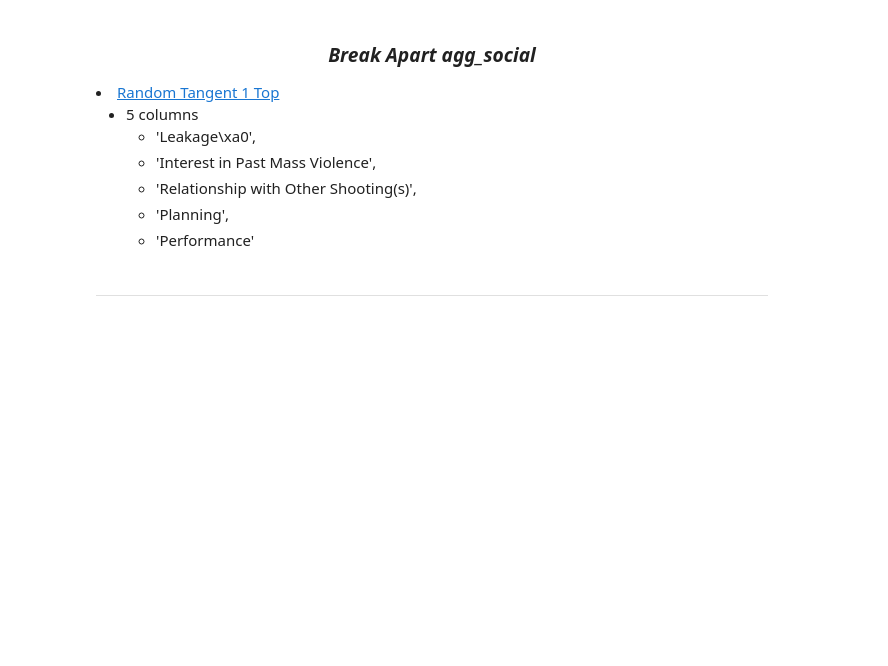
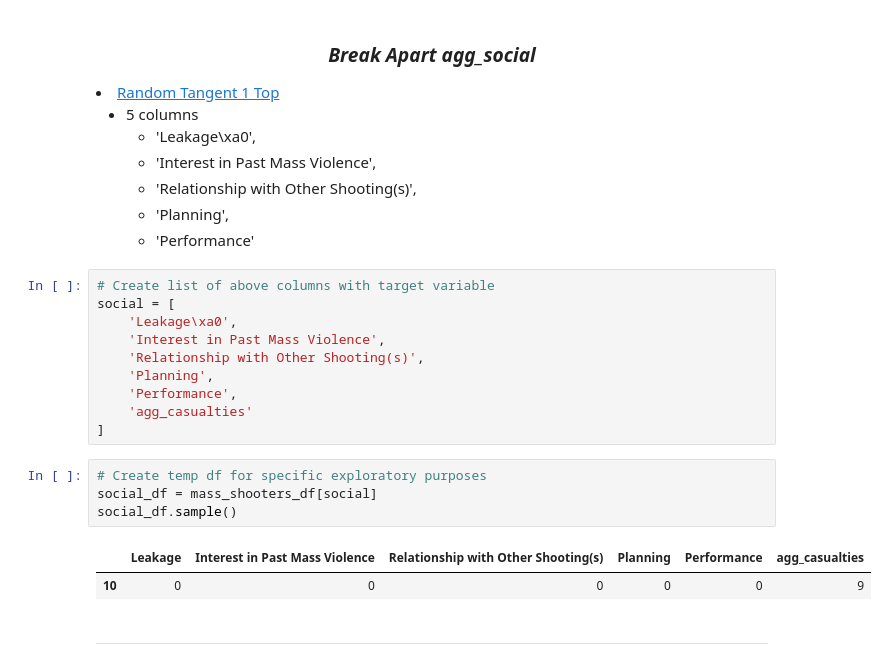
Before and after one commit to Jared-Wood135/mass-shooters-project, a Jupyter notebook: misc.ipynb, the cells around one changed output. Cells and saved outputs as stored; diff of their text form; blank space fills up the shorter version.

Commit message:
Broke apart everything into sub-sections for ease of exploration purposes

```diff
--- a/misc.ipynb
+++ b/misc.ipynb
@@ -173,6 +203,23 @@ SyntaxError: invalid syntax (3243353144.py, line 1)
     - 'Relationship with Other Shooting(s)',
     - 'Planning',
     - 'Performance'
+# %%
+# Create list of above columns with target variable
+social = [
+    'Leakage\xa0',
+    'Interest in Past Mass Violence',
+    'Relationship with Other Shooting(s)',
+    'Planning',
+    'Performance',
+    'agg_casualties'
+]
+# %%
+# Create temp df for specific exploratory purposes
+social_df = mass_shooters_df[social]
+social_df.sample()
+# %% [output]
+|  | Leakage | Interest in Past Mass Violence | Relationship with Other Shooting(s) | Planning | Performance | agg_casualties |
+| 10 | 0 | 0 | 0 | 0 | 0 | 9 |
 # %% [markdown]
 ---
 # %% [markdown]
```
Also changed, not shown: parts of 26 cells of this notebook.
